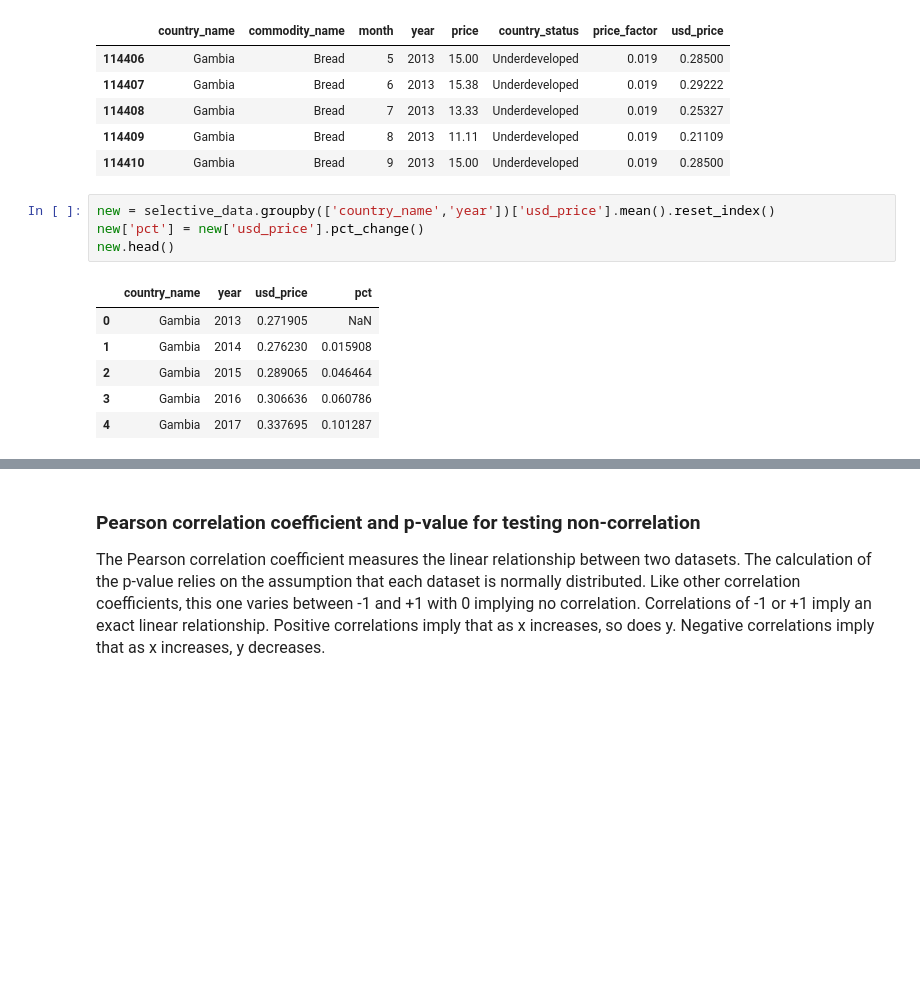
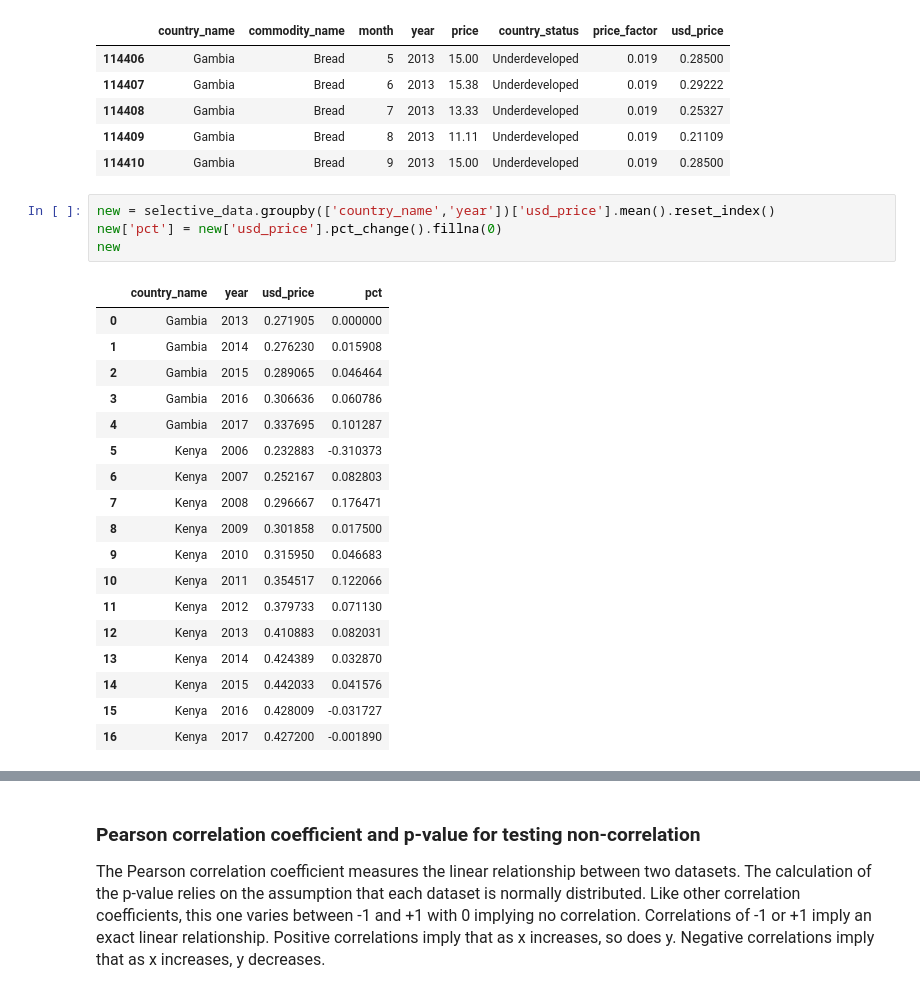
Before and after one commit to DarshanPangare/2021Fall_finals, a Jupyter notebook: Final-Copy1.ipynb, the cells around one changed output, grey strips where cells are left out. Cells and saved outputs as stored; diff of their text form; blank space fills up the shorter version.

```diff
--- a/Final-Copy1.ipynb
+++ b/Final-Copy1.ipynb
@@ -24,15 +24,27 @@ selective_data.head()
 | 114410 | Gambia | Bread | 9 | 2013 | 15.00 | Underdeveloped | 0.019 | 0.28500 |
 # %%
 new = selective_data.groupby(['country_name','year'])['usd_price'].mean().reset_index()
-new['pct'] = new['usd_price'].pct_change()
-new.head()
+new['pct'] = new['usd_price'].pct_change().fillna(0)
+new
 # %% [output]
 |  | country_name | year | usd_price | pct |
-| 0 | Gambia | 2013 | 0.271905 | NaN |
+| 0 | Gambia | 2013 | 0.271905 | 0.000000 |
 | 1 | Gambia | 2014 | 0.276230 | 0.015908 |
 | 2 | Gambia | 2015 | 0.289065 | 0.046464 |
 | 3 | Gambia | 2016 | 0.306636 | 0.060786 |
 | 4 | Gambia | 2017 | 0.337695 | 0.101287 |
+| 5 | Kenya | 2006 | 0.232883 | -0.310373 |
+| 6 | Kenya | 2007 | 0.252167 | 0.082803 |
+| 7 | Kenya | 2008 | 0.296667 | 0.176471 |
+| 8 | Kenya | 2009 | 0.301858 | 0.017500 |
+| 9 | Kenya | 2010 | 0.315950 | 0.046683 |
+| 10 | Kenya | 2011 | 0.354517 | 0.122066 |
+| 11 | Kenya | 2012 | 0.379733 | 0.071130 |
+| 12 | Kenya | 2013 | 0.410883 | 0.082031 |
+| 13 | Kenya | 2014 | 0.424389 | 0.032870 |
+| 14 | Kenya | 2015 | 0.442033 | 0.041576 |
+| 15 | Kenya | 2016 | 0.428009 | -0.031727 |
+| 16 | Kenya | 2017 | 0.427200 | -0.001890 |
 # %%
 # subset_data = select_data(combined_data, country1, country2, commodity)
 new.sort_values(by='year', inplace=True)
```
Also changed, not shown: parts of 1 cell of this notebook, 1 other file.
